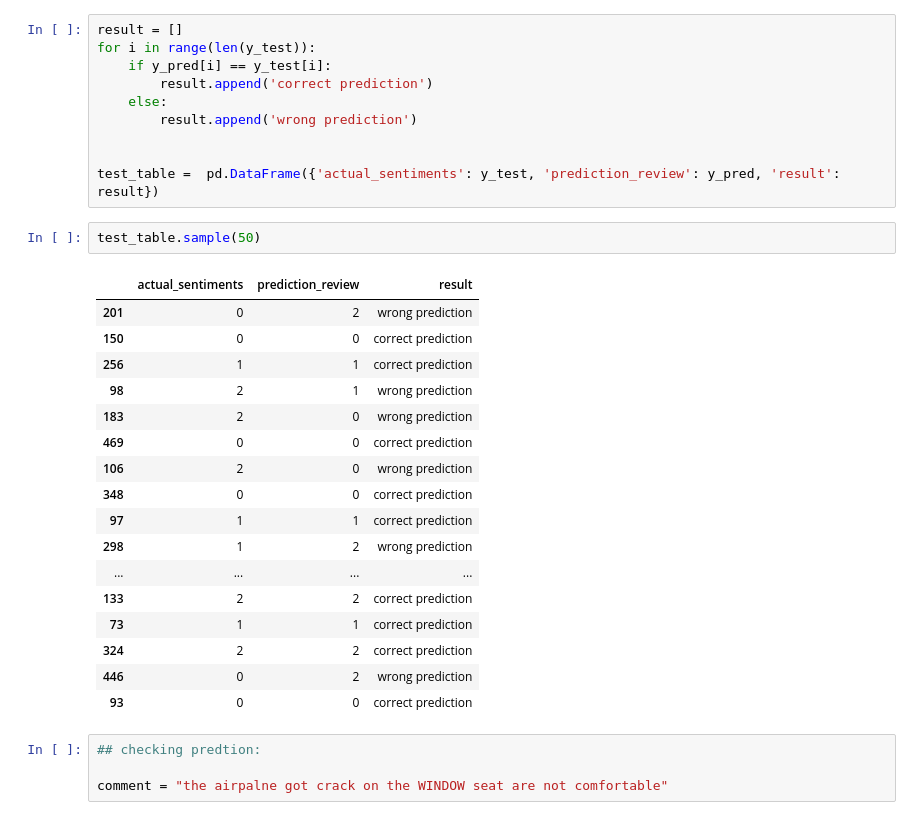
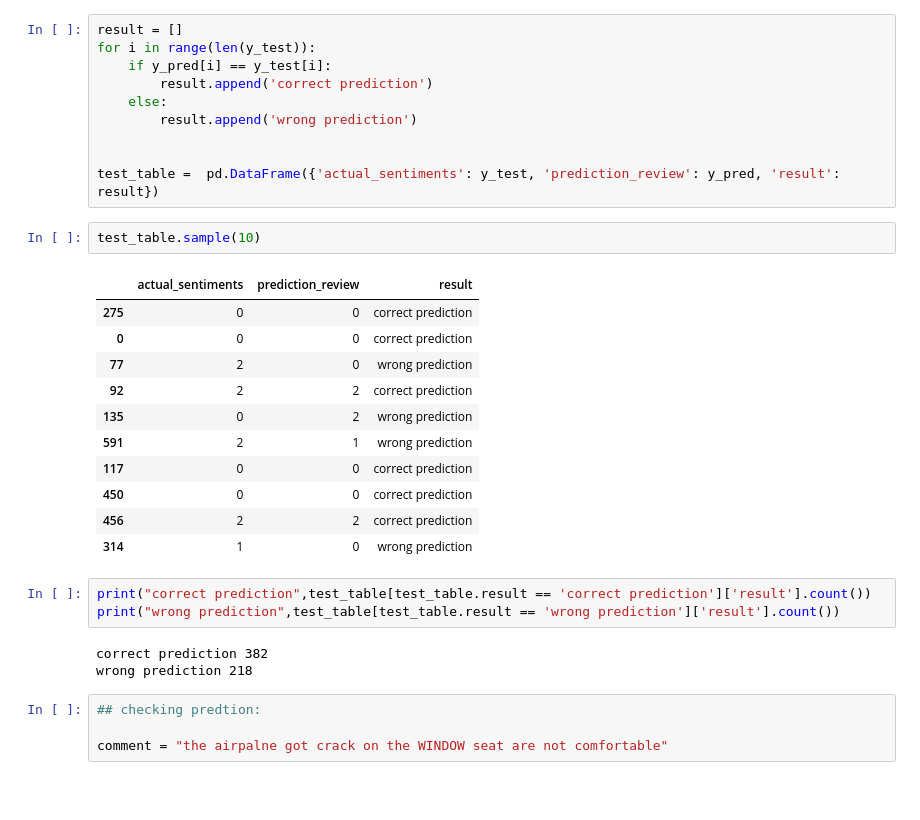
Before and after one commit to MANOJ-S-NEGI/SENTIMENT_ANALYSIS_NLP, a Jupyter notebook: sentiments_analysis_2.ipynb, the cells around one changed output. Cells and saved outputs as stored; diff of their text form; blank space fills up the shorter version.

```diff
--- a/sentiments_analysis_2.ipynb
+++ b/sentiments_analysis_2.ipynb
@@ -238,25 +262,25 @@ for i in range(len(y_test)):
 
 test_table =  pd.DataFrame({'actual_sentiments': y_test, 'prediction_review': y_pred, 'result': result})
 # %%
-test_table.sample(50)
+test_table.sample(10)
 # %% [output]
 |  | actual_sentiments | prediction_review | result |
-| 201 | 0 | 2 | wrong prediction |
-| 150 | 0 | 0 | correct prediction |
-| 256 | 1 | 1 | correct prediction |
-| 98 | 2 | 1 | wrong prediction |
-| 183 | 2 | 0 | wrong prediction |
-| 469 | 0 | 0 | correct prediction |
-| 106 | 2 | 0 | wrong prediction |
-| 348 | 0 | 0 | correct prediction |
-| 97 | 1 | 1 | correct prediction |
-| 298 | 1 | 2 | wrong prediction |
-| ... | ... | ... | ... |
-| 133 | 2 | 2 | correct prediction |
-| 73 | 1 | 1 | correct prediction |
-| 324 | 2 | 2 | correct prediction |
-| 446 | 0 | 2 | wrong prediction |
-| 93 | 0 | 0 | correct prediction |
+| 275 | 0 | 0 | correct prediction |
+| 0 | 0 | 0 | correct prediction |
+| 77 | 2 | 0 | wrong prediction |
+| 92 | 2 | 2 | correct prediction |
+| 135 | 0 | 2 | wrong prediction |
+| 591 | 2 | 1 | wrong prediction |
+| 117 | 0 | 0 | correct prediction |
+| 450 | 0 | 0 | correct prediction |
+| 456 | 2 | 2 | correct prediction |
+| 314 | 1 | 0 | wrong prediction |
+# %%
+print("correct prediction",test_table[test_table.result == 'correct prediction']['result'].count())
+print("wrong prediction",test_table[test_table.result == 'wrong prediction']['result'].count())
+# %% [output]
+correct prediction 382
+wrong prediction 218
 # %%
 ## checking predtion:
 
```
Also changed, not shown: parts of 14 cells of this notebook.
